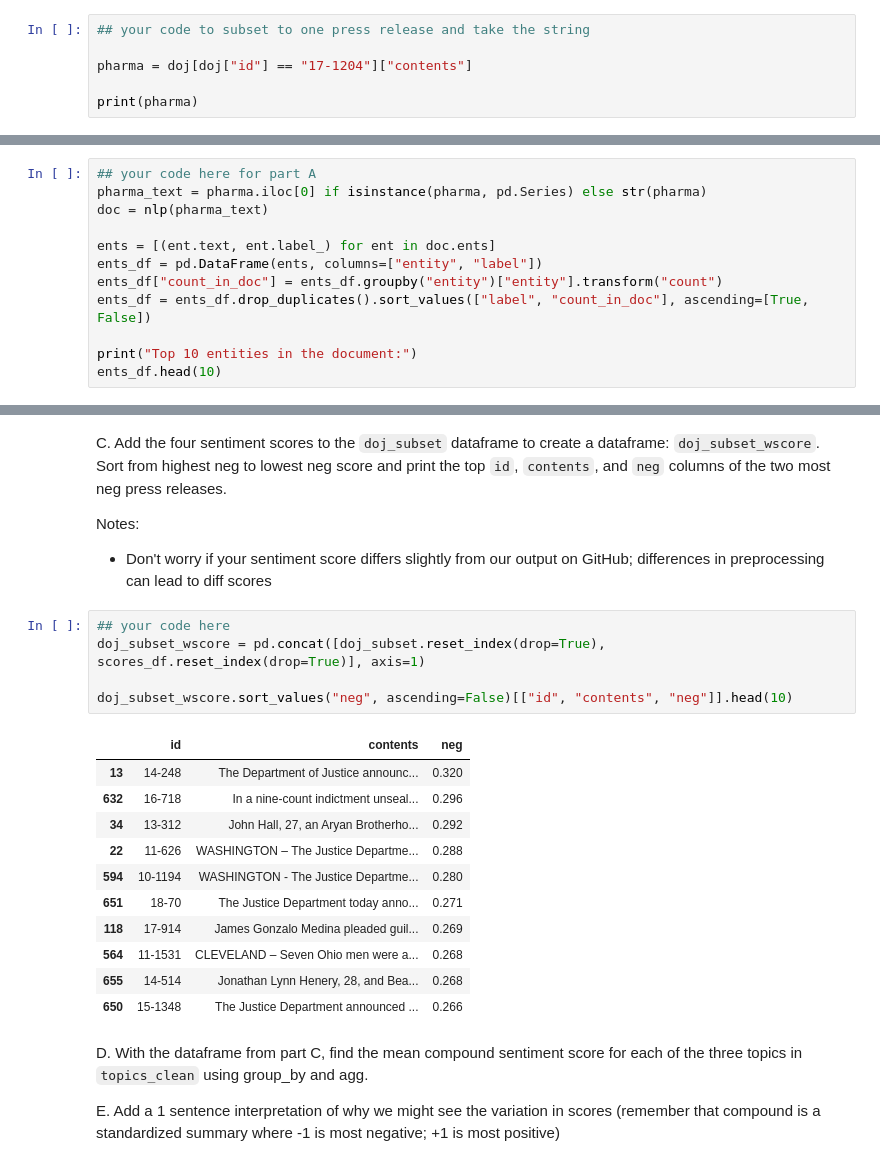
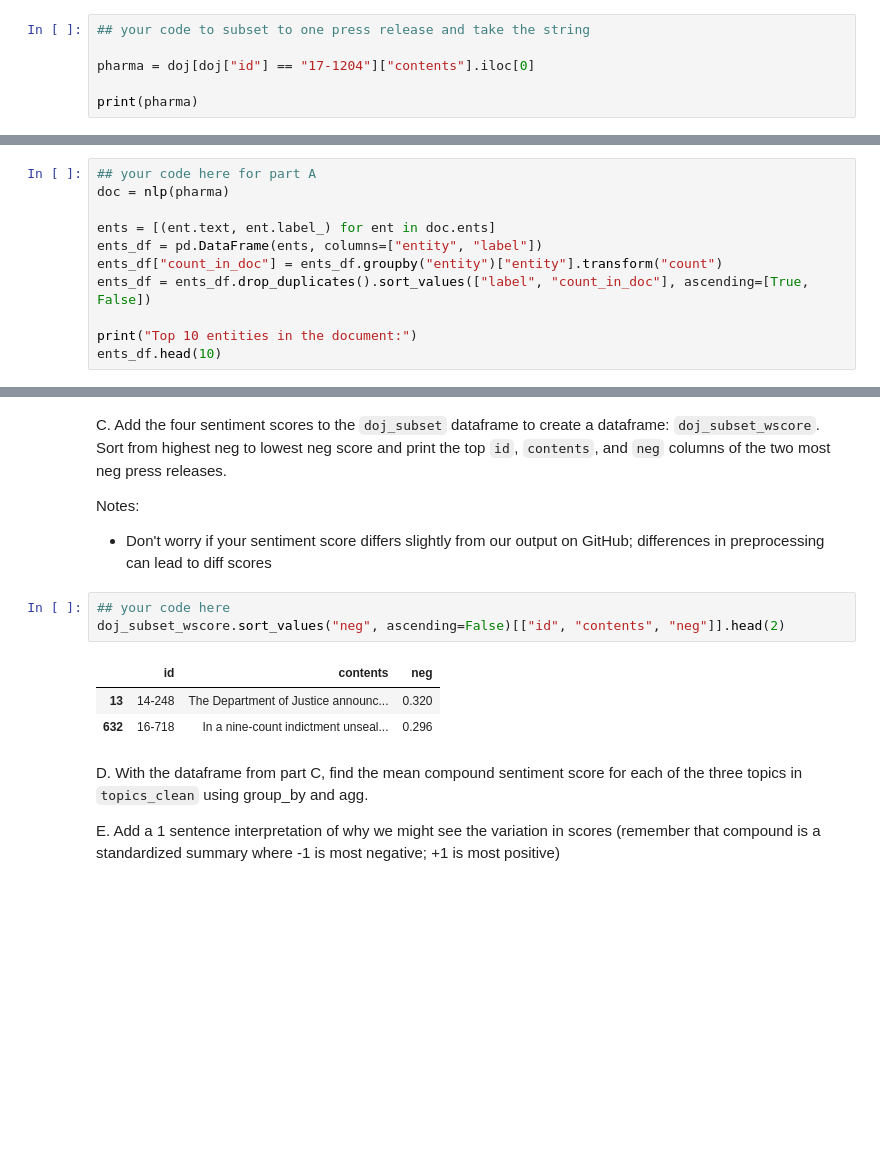
Before and after one commit to jchou27/qss20, a Jupyter notebook: problemsets/pset6/pset6_F006VHC.ipynb, the cells around one changed output, grey strips where cells are left out. Drawn from its saved outputs; the diff is of its cells as text; blank space fills up the shorter version.

```diff
--- a/problemsets/pset6/pset6_F006VHC.ipynb
+++ b/problemsets/pset6/pset6_F006VHC.ipynb
@@ -120,7 +119,7 @@ We'll call the raw string of this press release `pharma`
 # %%
 ## your code to subset to one press release and take the string
 
-pharma = doj[doj["id"] == "17-1204"]["contents"]
+pharma = doj[doj["id"] == "17-1204"]["contents"].iloc[0]
 
 print(pharma)
 # %% [output]
@@ -179,8 +196,7 @@ A. Using the original `pharma` press release (so the one before stripping punctu
 B. Print the unique named entities with the tag: `LAW`
 # %%
 ## your code here for part A
-pharma_text = pharma.iloc[0] if isinstance(pharma, pd.Series) else str(pharma)
-doc = nlp(pharma_text)
+doc = nlp(pharma)
 
 ents = [(ent.text, ent.label_) for ent in doc.ents]
 ents_df = pd.DataFrame(ents, columns=["entity", "label"])
@@ -389,21 +428,11 @@ Notes:
 - Don't worry if your sentiment score differs slightly from our output on GitHub; differences in preprocessing can lead to diff scores
 # %%
 ## your code here
-doj_subset_wscore = pd.concat([doj_subset.reset_index(drop=True), scores_df.reset_index(drop=True)], axis=1)
-
-doj_subset_wscore.sort_values("neg", ascending=False)[["id", "contents", "neg"]].head(10)
+doj_subset_wscore.sort_values("neg", ascending=False)[["id", "contents", "neg"]].head(2)
 # %% [output]
 |  | id | contents | neg |
 | 13 | 14-248 | The Department of Justice announc... | 0.320 |
 | 632 | 16-718 | In a nine-count indictment unseal... | 0.296 |
-| 34 | 13-312 | John Hall, 27, an Aryan Brotherho... | 0.292 |
-| 22 | 11-626 | WASHINGTON – The Justice Departme... | 0.288 |
-| 594 | 10-1194 | WASHINGTON - The Justice Departme... | 0.280 |
-| 651 | 18-70 | The Justice Department today anno... | 0.271 |
-| 118 | 17-914 | James Gonzalo Medina pleaded guil... | 0.269 |
-| 564 | 11-1531 | CLEVELAND – Seven Ohio men were a... | 0.268 |
-| 655 | 14-514 | Jonathan Lynn Henery, 28, and Bea... | 0.268 |
-| 650 | 15-1348 | The Justice Department announced ... | 0.266 |
 # %% [markdown]
 D. With the dataframe from part C, find the mean compound sentiment score for each of the three topics in `topics_clean` using group_by and agg.
 
```
Also changed, not shown: parts of 9 cells of this notebook.
